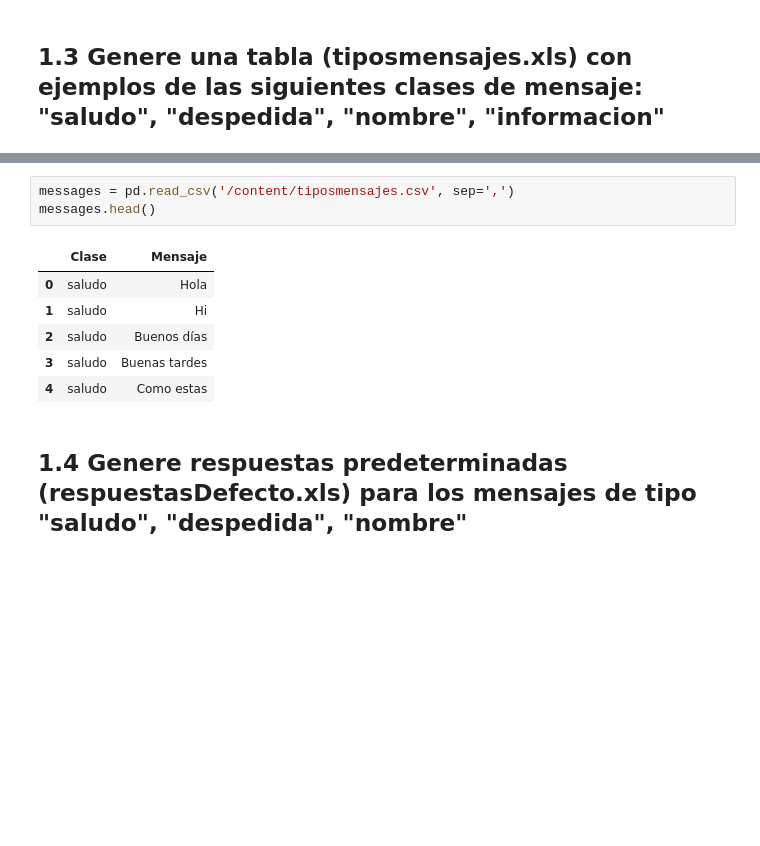
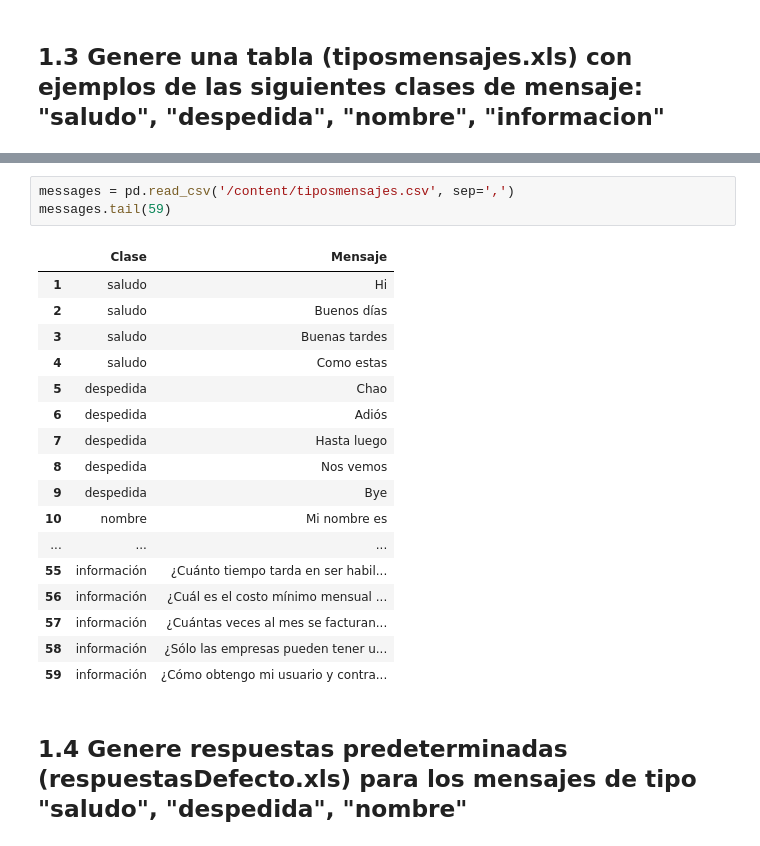
Before and after one commit to alvaro-neira/nlp-homework2, a Jupyter notebook: Tarea_2_NLP_Grupo_3.ipynb, the cells around one changed output, grey strips where cells are left out. Drawn from its saved outputs; the diff is of its cells as text; blank space fills up the shorter version.

```diff
--- a/Tarea_2_NLP_Grupo_3.ipynb
+++ b/Tarea_2_NLP_Grupo_3.ipynb
@@ -90,12 +106,23 @@ tiposmensajes.csv   100%[===================>]   4.11K  --.-KB/s    in 0s
 # %%
 messages = pd.read_csv('/content/tiposmensajes.csv', sep=',')
-messages.head()
+messages.tail(59)
 # %% [output]
 |  | Clase | Mensaje |
-| 0 | saludo | Hola |
 | 1 | saludo | Hi |
 | 2 | saludo | Buenos días |
 | 3 | saludo | Buenas tardes |
 | 4 | saludo | Como estas |
+| 5 | despedida | Chao |
+| 6 | despedida | Adiós |
+| 7 | despedida | Hasta luego |
+| 8 | despedida | Nos vemos |
+| 9 | despedida | Bye |
+| 10 | nombre | Mi nombre es |
+| ... | ... | ... |
+| 55 | información | ¿Cuánto tiempo tarda en ser habil... |
+| 56 | información | ¿Cuál es el costo mínimo mensual ... |
+| 57 | información | ¿Cuántas veces al mes se facturan... |
+| 58 | información | ¿Sólo las empresas pueden tener u... |
+| 59 | información | ¿Cómo obtengo mi usuario y contra... |
 # %% [markdown]
 ## 1.4 Genere respuestas predeterminadas (respuestasDefecto.xls) para los mensajes de tipo "saludo", "despedida", "nombre"
```
Also changed, not shown: parts of 6 cells of this notebook, 3 other files.
